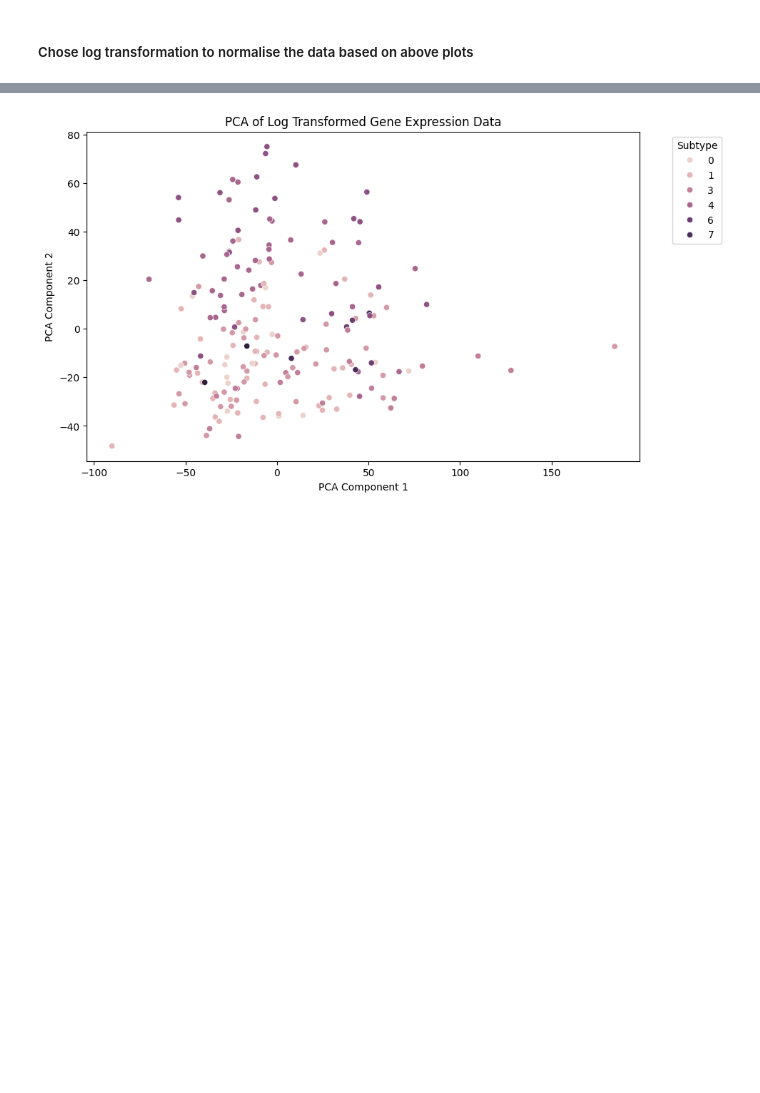
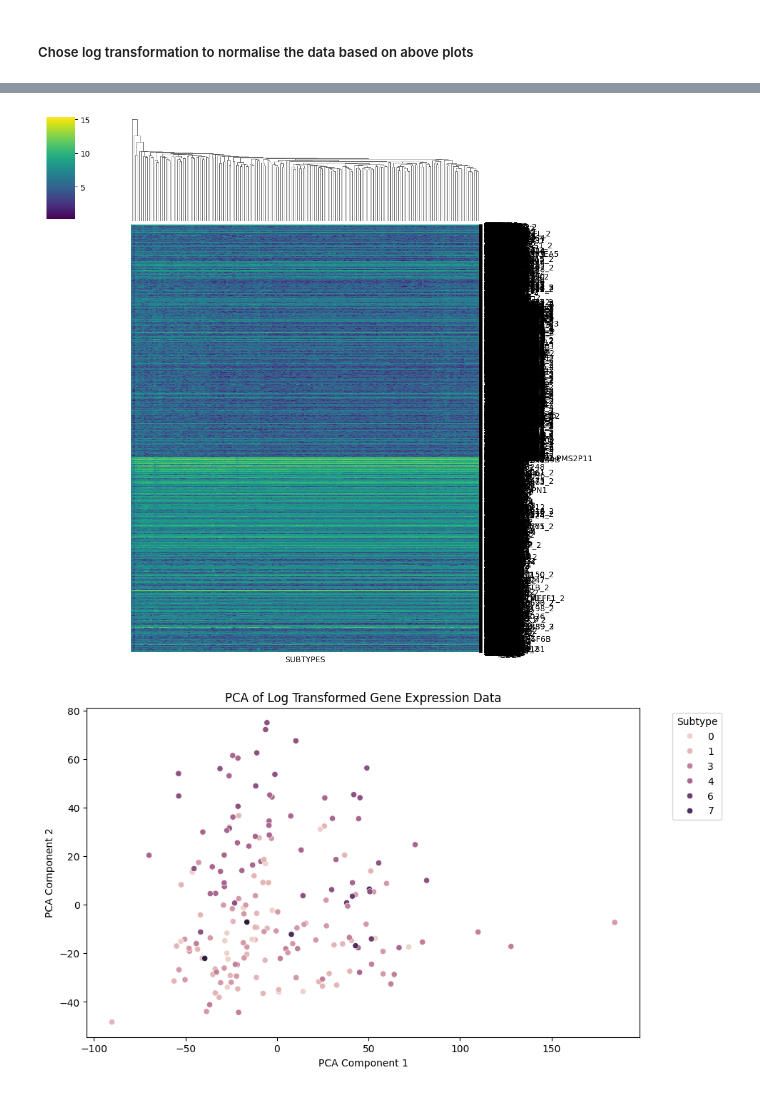
Before and after one commit to Chaoticatwithaneviltooth/5005_Project, a Jupyter notebook: RNAseqVisuals.ipynb, the cells around one changed output, grey strips where cells are left out. Drawn from its saved outputs; the diff is of its cells as text; code cells hidden in the pictures; blank space fills up the shorter version.

```diff
--- a/RNAseqVisuals.ipynb
+++ b/RNAseqVisuals.ipynb
@@ -290,3 +292,19 @@ for feature in sample_features:
+# %%
+df_log_transformed_noID = df_log_transformed.drop(['ID_REF'], axis=1)
+
+heatmap_data = df_log_transformed_noID.set_index(['SUBTYPES']).transpose()
+
+# Using clustermap to show subtypes as a color-annotated row
+sns.clustermap(heatmap_data, figsize=(10, 10),
+               row_cluster=False, # Avoid clustering genes if you want them in the original order
+               col_cluster=True,  # Cluster samples if desired
+               cmap="viridis",    # Color map
+               yticklabels=True,  # Show gene names
+               xticklabels=False, # Hide sample names for clarity
+               )
+plt.show()
+# %% [output]
+[figure, added]
 # %%
 from sklearn.decomposition import PCA
 
```
Also changed, not shown: parts of 4 cells of this notebook, 2 other files.
